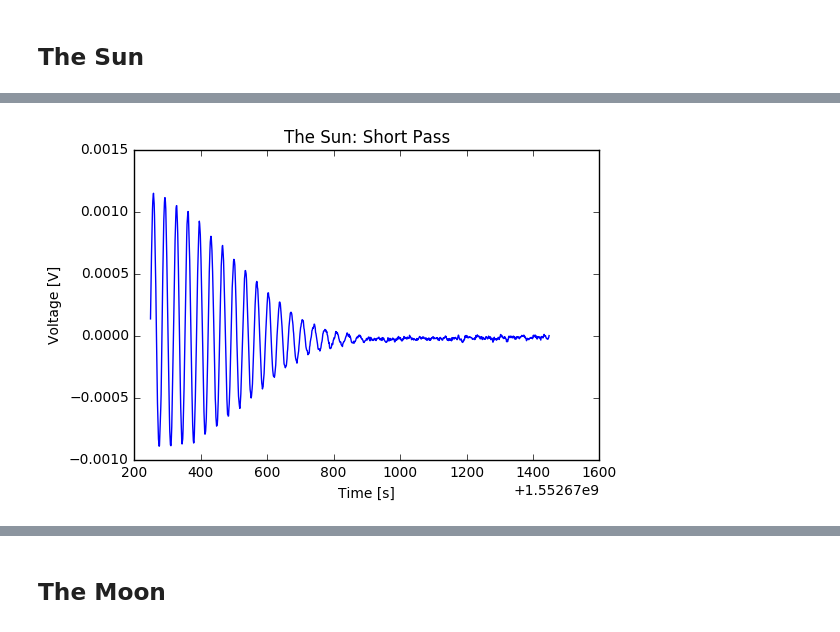
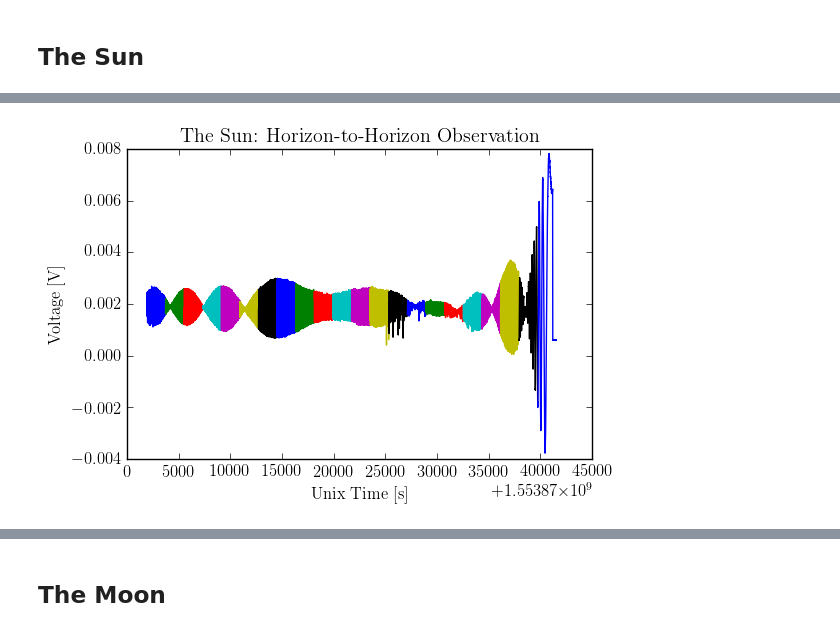
Before and after one commit to gracefujii/my-stuff, a Jupyter notebook: Lab 3 - Analyzing Data.ipynb, the cells around one changed output, grey strips where cells are left out. Saved outputs shown, nothing was run; the diff lists cells and outputs as text; code cells hidden in the pictures.

```diff
--- a/Lab 3 - Analyzing Data.ipynb
+++ b/Lab 3 - Analyzing Data.ipynb
@@ -21,0 +13,3 @@ def PS(x, divisor):
+# %%
+plt.rc('font',**{'family':'serif','serif':['cmr10'], 'size':12})
+plt.rc('text', usetex=True)
@@ -28,8 +51,14 @@ sun_volts = sun['volts']
+# %%
+sun3 = np.load('sun_mar29.npz')
+sun3_times = sun3['unitimes']
+sun3_volts = sun3['volts']
 # %%
-plt.plot(sun_times, sun_volts, '-')
-plt.xlabel('Time [s]')
-plt.ylabel('Voltage [V]')
-plt.title('The Sun: Short Pass')
+for i in range(len(sun3_times)):
+    plt.plot(sun3_times[i], sun3_volts[i])
+    plt.xlabel('Unix Time [s]')
+    plt.ylabel('Voltage [V]')
+    plt.title('The Sun: Horizon-to-Horizon Observation')
+
 plt.show()
 # %% [output]
-[figure, old version]
+[figure, new version]
```
Also changed, not shown: parts of 73 cells of this notebook, 1 other file.
